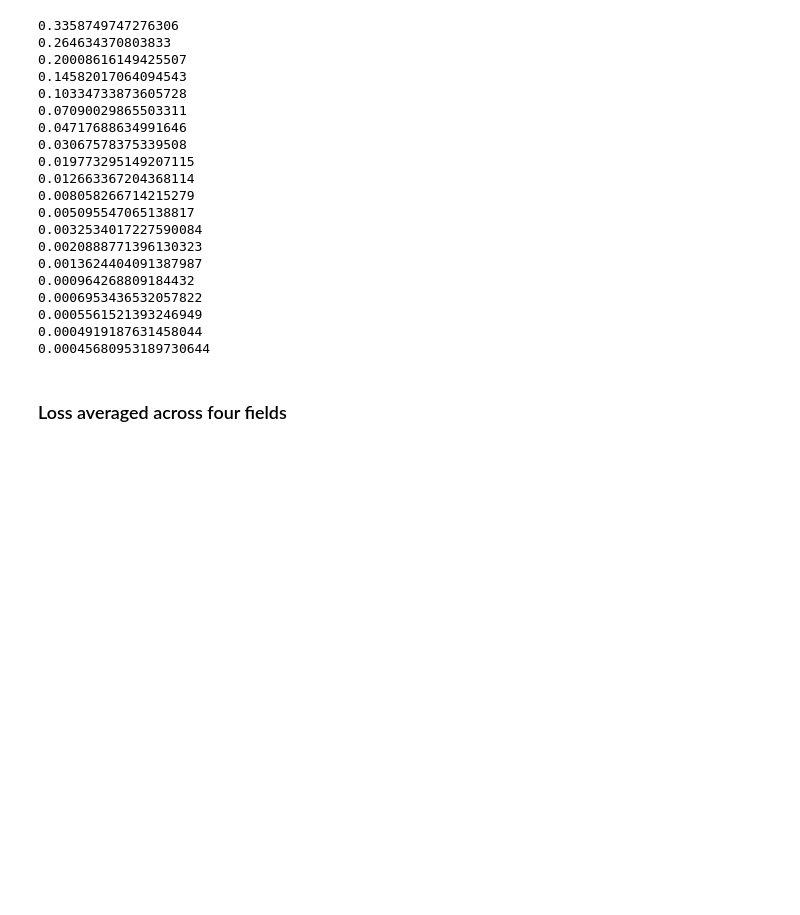
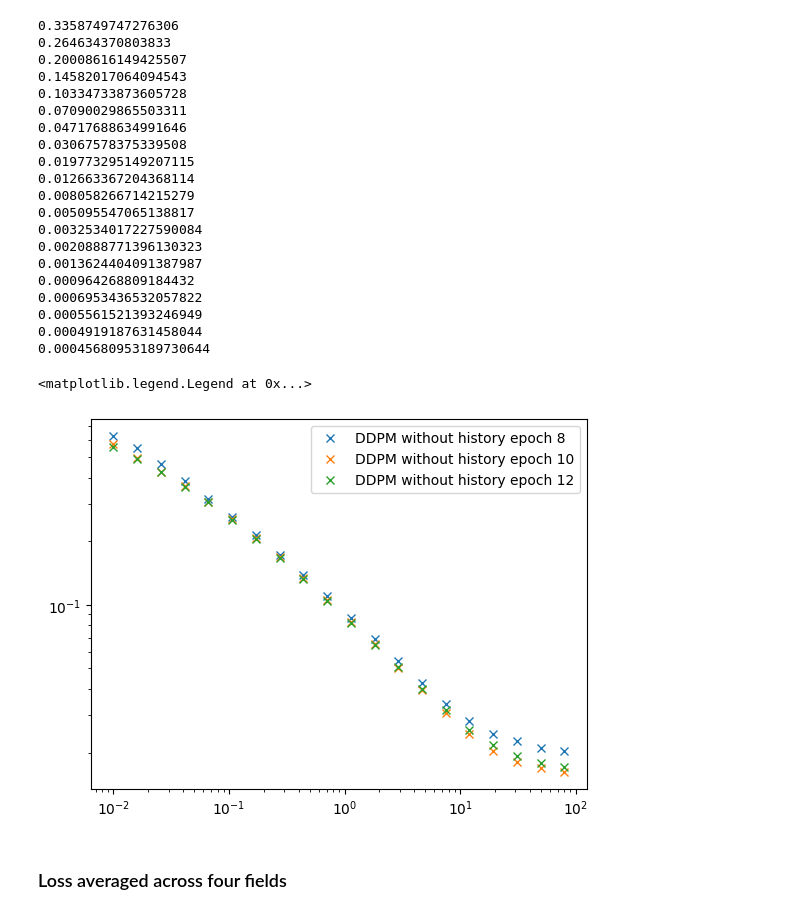
Before and after one commit to jiarong-wu/wavediffusion, a Jupyter notebook: example/wave_noise_test.ipynb, the cells around one changed output. Cells and saved outputs as stored; diff of their text form; code cells hidden in the pictures; blank space fills up the shorter version.

Commit message:
Wnd hist working.

```diff
--- a/example/wave_noise_test.ipynb
+++ b/example/wave_noise_test.ipynb
@@ -182,6 +182,25 @@ loss10_ = torch.load(path + 'log1p/DDPM4/noise_level_loss_by_field_epoch8.pt')
 loss11_ = torch.load(path + 'log1p/DDPM4/noise_level_loss_by_field_epoch12.pt')
 loss12_ = torch.load(path + 'log1p/DDPM4/noise_level_loss_by_field_epoch16.pt')
 loss13_ = torch.load(path + 'log1p/DDPM4/noise_level_loss_by_field_epoch17.pt')
+# %%
+# Read from file
+path = '/global/homes/j/jiarongw/scratch_folder/'
+loss1 = torch.load(path + 'log1p/hist1/noise_level_loss_by_field_epoch8.pt')
+loss2 = torch.load(path + 'log1p/hist1/noise_level_loss_by_field_epoch10.pt')
+loss3 = torch.load(path + 'log1p/hist1/noise_level_loss_by_field_epoch12.pt')
+
+
+schedule = ScheduleLogLinear(sigma_min=0.01, sigma_max=80, N=20)
+plt.plot(schedule.sigmas, torch.mean(loss1, dim=0)**0.5, 'x', label='DDPM without history epoch 8')
+plt.plot(schedule.sigmas, torch.mean(loss2, dim=0)**0.5, 'x', label='DDPM without history epoch 10')
+plt.plot(schedule.sigmas, torch.mean(loss3, dim=0)**0.5, 'x', label='DDPM without history epoch 12')
+
+plt.yscale('log')
+plt.xscale('log')
+plt.legend()
+# %% [output]
+<matplotlib.legend.Legend at 0x...>
+[figure, added]
 # %% [markdown]
 ### Loss averaged across four fields
 # %%
```
Also changed, not shown: parts of 3 cells of this notebook, 5 other files.
